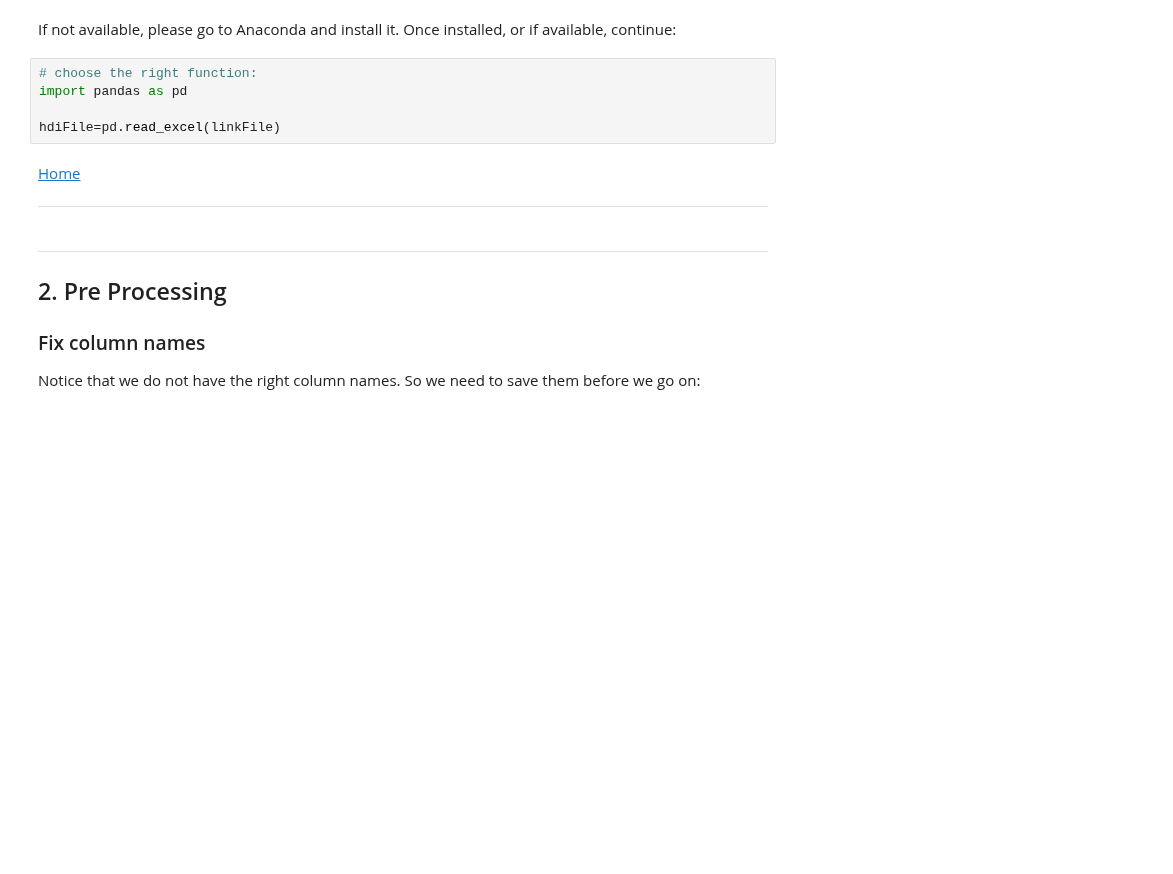
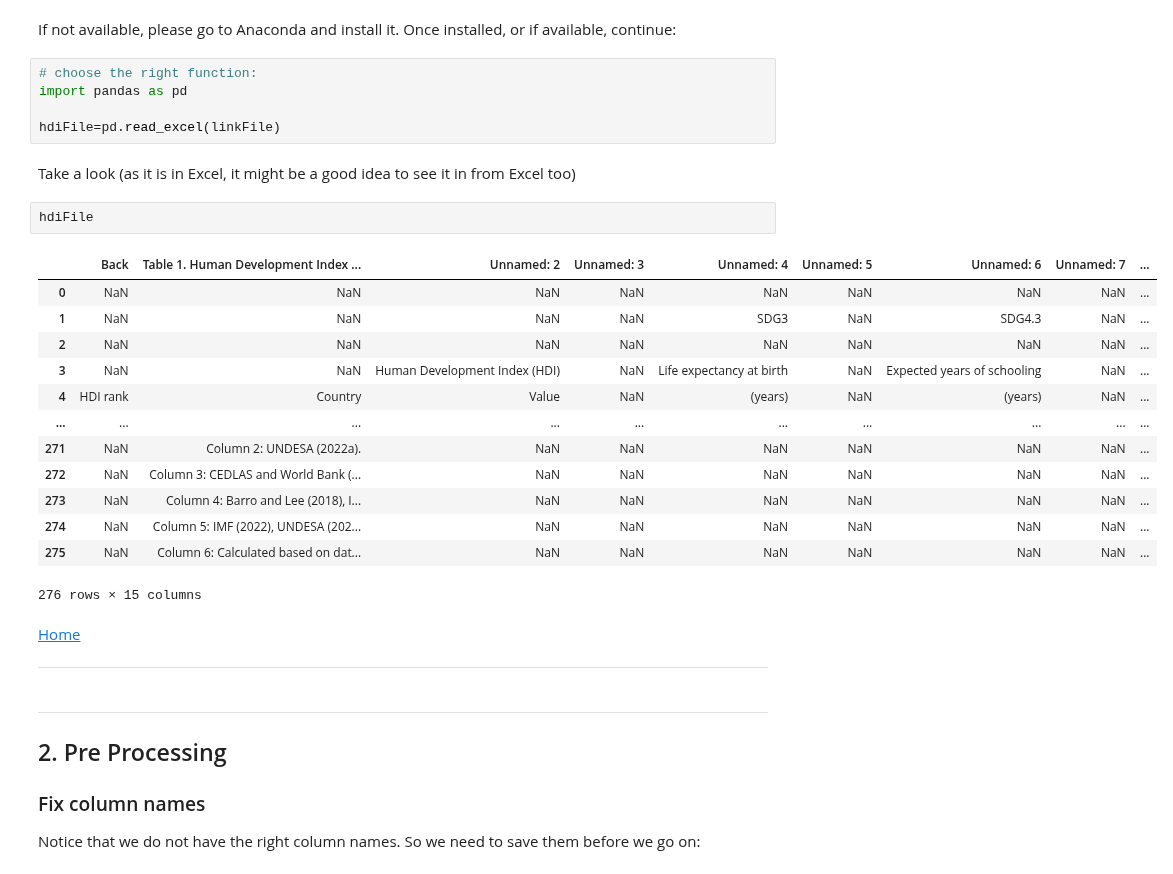
Before and after one commit to eScienceWinterSchool/PythonSession, a Jupyter notebook: index.ipynb, the cells around one changed output. Cells and saved outputs as stored; diff of their text form; blank space fills up the shorter version.

```diff
--- a/index.ipynb
+++ b/index.ipynb
@@ -54,6 +67,24 @@ If not available, please go to Anaconda and install it. Once installed, or if av
 import pandas as pd
 
 hdiFile=pd.read_excel(linkFile)
+# %% [markdown]
+Take a look (as it is in Excel, it might be a good idea to see it in from Excel too)
+# %%
+hdiFile
+# %% [output]
+|  | Back | Table 1. Human Development Index ... | Unnamed: 2 | Unnamed: 3 | Unnamed: 4 | Unnamed: 5 | Unnamed: 6 | Unnamed: 7 | ... |
+| 0 | NaN | NaN | NaN | NaN | NaN | NaN | NaN | NaN | ... |
+| 1 | NaN | NaN | NaN | NaN | SDG3 | NaN | SDG4.3 | NaN | ... |
+| 2 | NaN | NaN | NaN | NaN | NaN | NaN | NaN | NaN | ... |
+| 3 | NaN | NaN | Human Development Index (HDI) | NaN | Life expectancy at birth | NaN | Expected years of schooling | NaN | ... |
+| 4 | HDI rank | Country | Value | NaN | (years) | NaN | (years) | NaN | ... |
+| ... | ... | ... | ... | ... | ... | ... | ... | ... | ... |
+| 271 | NaN | Column 2: UNDESA (2022a). | NaN | NaN | NaN | NaN | NaN | NaN | ... |
+| 272 | NaN | Column 3: CEDLAS and World Bank (... | NaN | NaN | NaN | NaN | NaN | NaN | ... |
+| 273 | NaN | Column 4: Barro and Lee (2018), I... | NaN | NaN | NaN | NaN | NaN | NaN | ... |
+| 274 | NaN | Column 5: IMF (2022), UNDESA (202... | NaN | NaN | NaN | NaN | NaN | NaN | ... |
+| 275 | NaN | Column 6: Calculated based on dat... | NaN | NaN | NaN | NaN | NaN | NaN | ... |
+276 rows × 15 columns
 # %% [markdown]
 [Home](#home)
 ______
```
Also changed, not shown: parts of 26 cells of this notebook, 2 other files.
